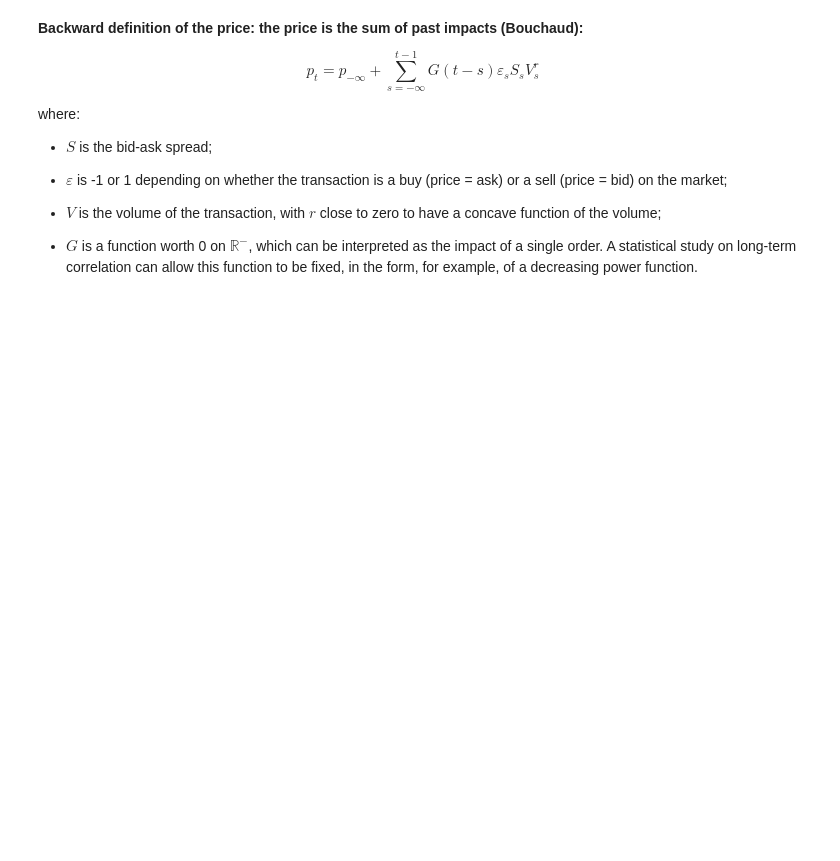
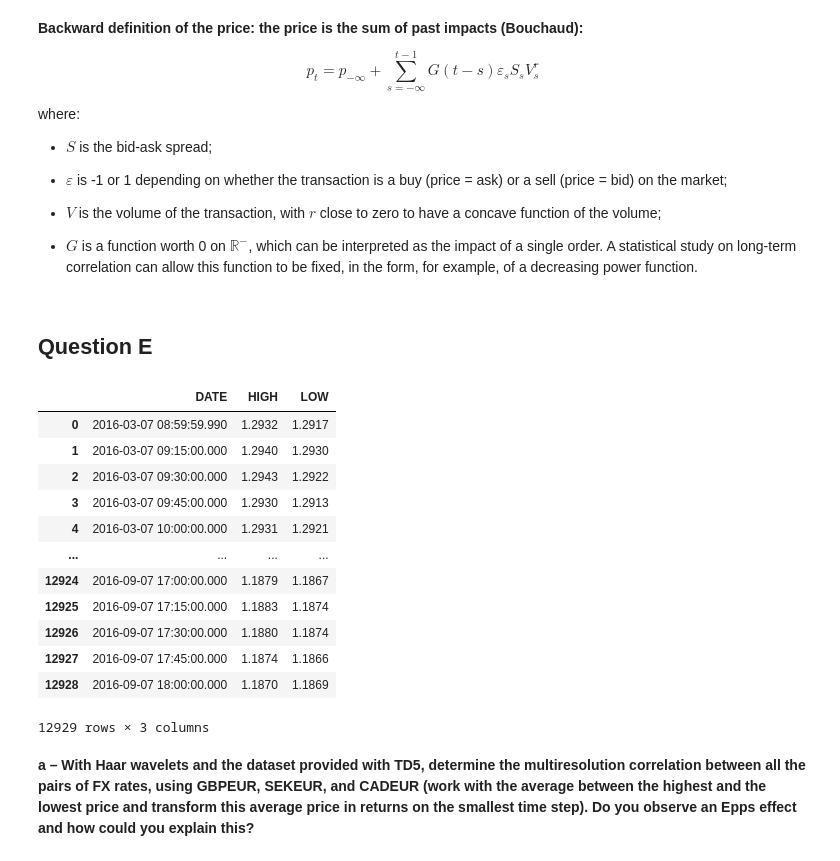
Before and after one commit to NatachaGsn/Market-risk---project, a Jupyter notebook: project.ipynb, the cells around one changed output. Drawn from its saved outputs; the diff is of its cells as text; code cells hidden in the pictures; blank space fills up the shorter version.

```diff
--- a/project.ipynb
+++ b/project.ipynb
@@ -335,3 +335,46 @@ where:
 - $V$ is the volume of the transaction, with $r$ close to zero to have a concave function of the volume;
 
 - $G$ is a function worth 0 on $\mathbb{R}^-$, which can be interpreted as the impact of a single order. A statistical study on long-term correlation can allow this function to be fixed, in the form, for example, of a decreasing power function.
+# %% [markdown]
+## Question E
+# %%
+df = pd.read_excel("Dataset TD5.xlsx", header=None)
+# %%
+df_gbp = df[[0, 1, 2]]
+df_sek = df[[4, 5, 6]]
+df_cad = df[[8, 9, 10]]
+
+def prepareDataset(df):
+    # Shape the dataset
+    df = df.drop([0, 1, 2]).reset_index(drop=True)
+
+    df.columns = ["DATE", "HIGH", "LOW"]
+
+    # Transform the data based on the columns' type
+    df["HIGH"] = pd.to_numeric(df["HIGH"])
+    df["LOW"] = pd.to_numeric(df["LOW"])
+    df["DATE"] = pd.to_datetime(df["DATE"])
+
+    return df
+
+df_gbp = prepareDataset(df_gbp)
+df_sek = prepareDataset(df_sek)
+df_cad = prepareDataset(df_cad)
+# %%
+df_gbp
+# %% [output]
+|  | DATE | HIGH | LOW |
+| 0 | 2016-03-07 08:59:59.990 | 1.2932 | 1.2917 |
+| 1 | 2016-03-07 09:15:00.000 | 1.2940 | 1.2930 |
+| 2 | 2016-03-07 09:30:00.000 | 1.2943 | 1.2922 |
+| 3 | 2016-03-07 09:45:00.000 | 1.2930 | 1.2913 |
+| 4 | 2016-03-07 10:00:00.000 | 1.2931 | 1.2921 |
+| ... | ... | ... | ... |
+| 12924 | 2016-09-07 17:00:00.000 | 1.1879 | 1.1867 |
+| 12925 | 2016-09-07 17:15:00.000 | 1.1883 | 1.1874 |
+| 12926 | 2016-09-07 17:30:00.000 | 1.1880 | 1.1874 |
+| 12927 | 2016-09-07 17:45:00.000 | 1.1874 | 1.1866 |
+| 12928 | 2016-09-07 18:00:00.000 | 1.1870 | 1.1869 |
+12929 rows × 3 columns
+# %% [markdown]
+**a – With Haar wavelets and the dataset provided with TD5, determine the multiresolution correlation between all the pairs of FX rates, using GBPEUR, SEKEUR, and CADEUR (work with the average between the highest and the lowest price and transform this average price in returns on the smallest time step). Do you observe an Epps effect and how could you explain this?**
```
Also changed, not shown: parts of 5 cells of this notebook.
